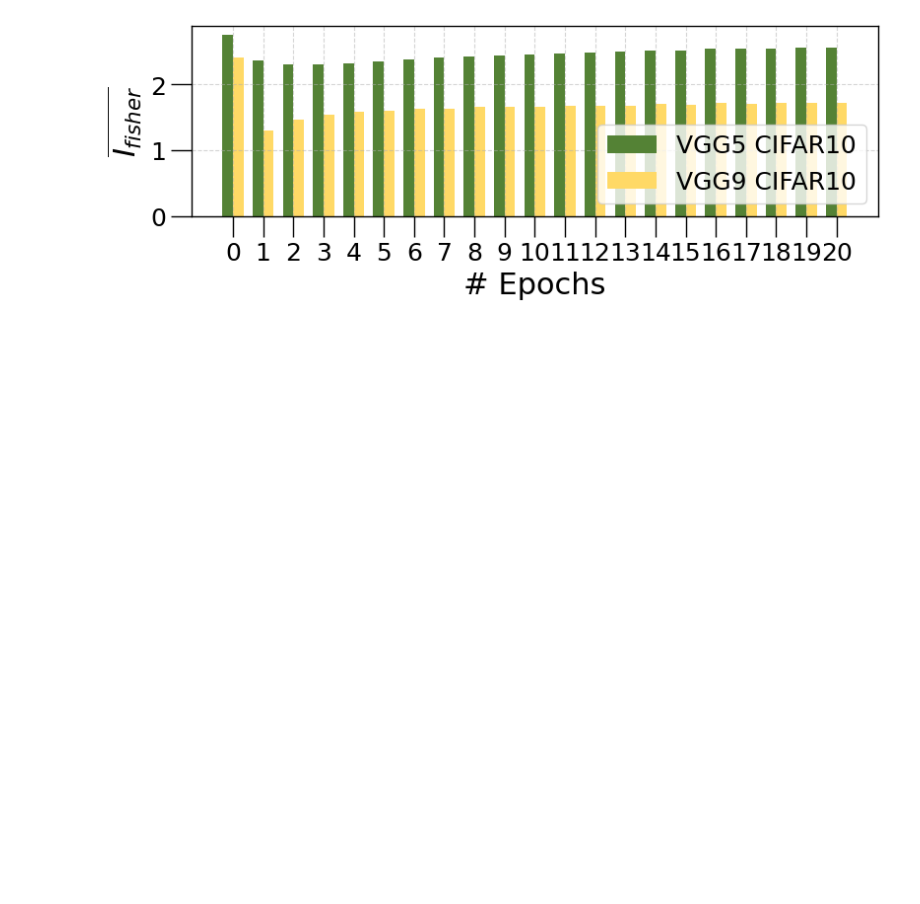
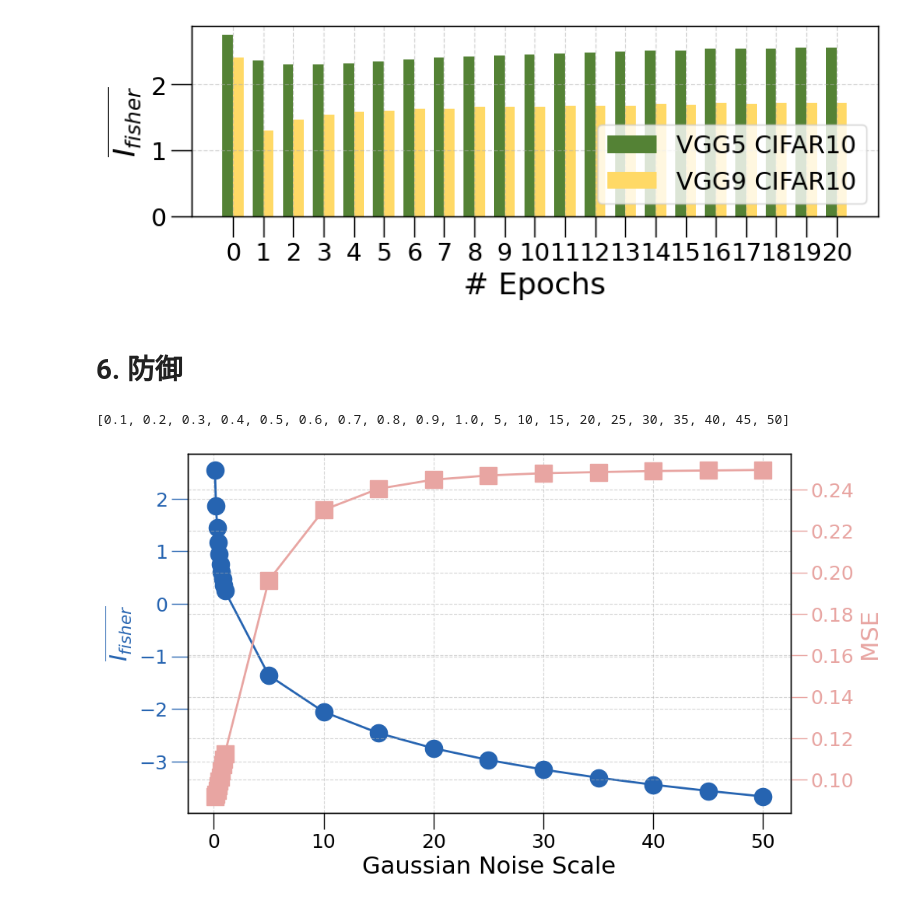
Before and after one commit to Fintech0517/PP-Split, a Jupyter notebook: examples/effectInfo/experiment_figs.ipynb, the cells around one changed output. Saved outputs shown, nothing was run; the diff lists cells and outputs as text; code cells hidden in the pictures; blank space fills up the shorter version.

```diff
--- a/examples/effectInfo/experiment_figs.ipynb
+++ b/examples/effectInfo/experiment_figs.ipynb
@@ -699,3 +699,81 @@ ax.legend(loc='lower right')
 plt.savefig('trained_epochs.pdf', format='pdf',bbox_inches='tight')
 # %% [output]
 [figure]
+# %% [markdown]
+# 6. 防御
+# %%
+# Guassian 的 noise scale
+FMInfo_list = [
+2.548414951,
+1.858946051,
+1.453480943,
+1.16579887,
+0.942655319,
+0.760333762,
+0.606183082,
+0.47265169,
+0.354868654,
+0.249508138,
+-1.359929774,
+-2.053076955,
+-2.458542063,
+-2.746224135,
+-2.969367687,
+-3.151689243,
+-3.305839923,
+-3.439371316,
+-3.557154351,
+-3.662514867,
+]
+
+# MSE_list
+MSE_list = [
+0.091852141,
+0.092769708,
+0.094625847,
+0.096866326,
+0.099345385,
+0.101208184,
+0.104116507,
+0.107145738,
+0.109909352,
+0.112432629,
+0.196193189,
+0.230214368,
+0.240459978,
+0.24481894,
+0.246866905,
+0.247931582,
+0.248492004,
+0.248989727,
+0.249266005,
+0.249530941,
+]
+
+# NOISE_SCALE
+noise_scale_list =  [i/10.0 for i in list(range(1,11,1))]+list(range(5,55,5))
+print(noise_scale_list)
+# %% [output]
+[0.1, 0.2, 0.3, 0.4, 0.5, 0.6, 0.7, 0.8, 0.9, 1.0, 5, 10, 15, 20, 25, 30, 35, 40, 45, 50]
+# %%
+fig, ax1 = plt.subplots(figsize=(10, 6))
+# plt.plot(layer_list, ep0_vgg5_cifar10_list, label='ep-0', color=colors[0], marker='o')
+ax2 = ax1.twinx()
+
+
+ax1.plot(noise_scale_list, FMInfo_list, color='#2664b1', marker='o')
+ax2.plot(noise_scale_list, MSE_list, color='#e8a5a2', marker='s')
+
+# 添加标题和标签
+# ax.set_title('VGG9 CIFAR10 vs VGG9 MNIST')
+ax1.set_xlabel('Gaussian Noise Scale')
+ax1.set_ylabel(r'$\overline{I_{fisher}}$', color='#2664b1')
+ax2.set_ylabel('MSE', color='#e8a5a2')
+
+ax1.tick_params(axis='y', colors='#2664b1')
+ax2.tick_params(axis='y', colors='#e8a5a2')
+
+# 显示图表
+plt.savefig('Defense_FMInfo@noise_scale.pdf', format='pdf',bbox_inches='tight')
+# %% [output]
+[figure, added]
```
Also changed, not shown: parts of 1 cell of this notebook, 9 other files.
